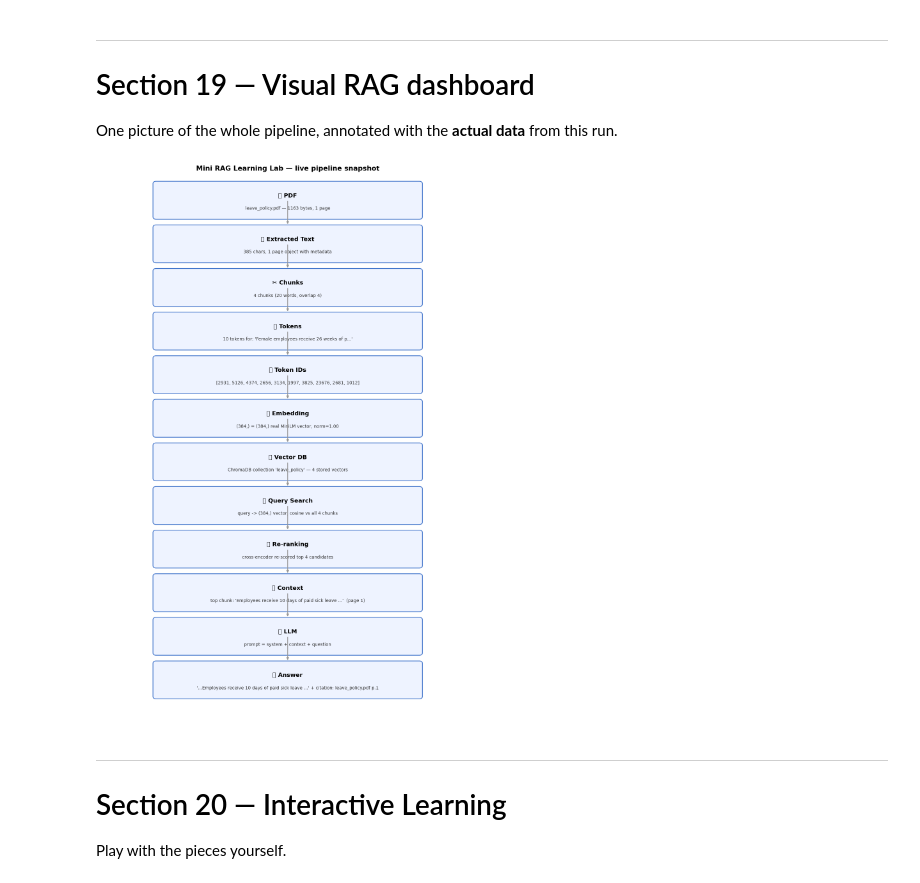
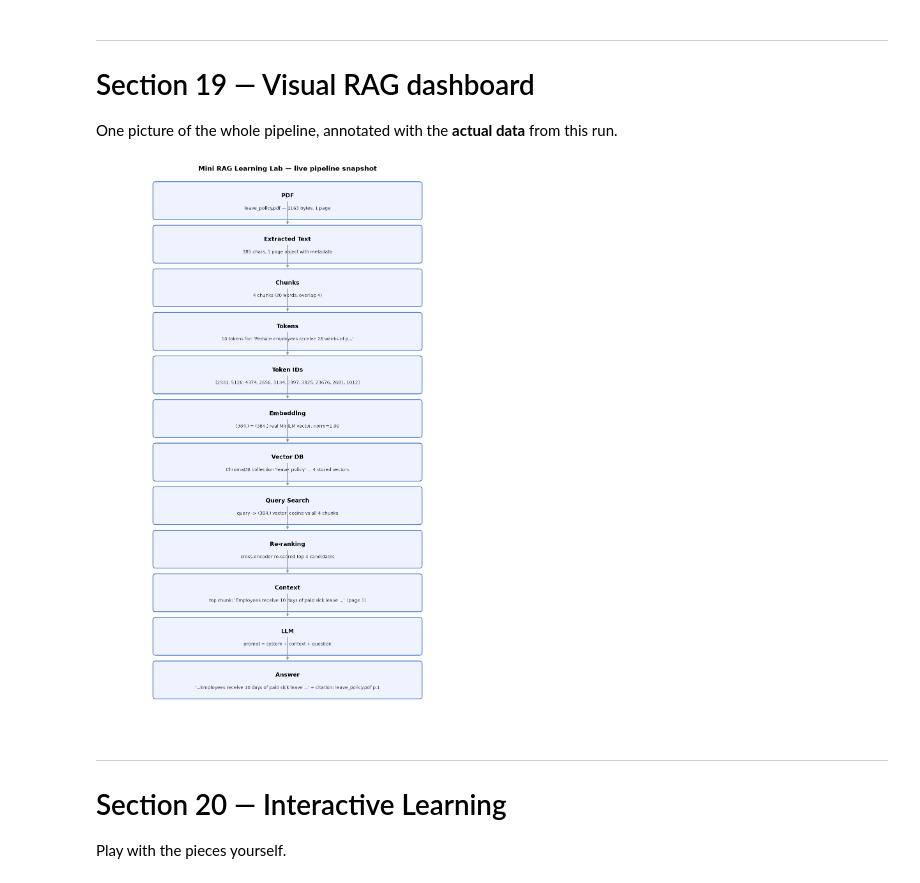
Before and after one commit to AjmalDanish/mini-rag-learning-lab, a Jupyter notebook: Mini_RAG_Learning_Lab.ipynb, the cells around one changed output. Saved outputs shown, nothing was run; the diff lists cells and outputs as text; code cells hidden in the pictures.

```diff
--- a/Mini_RAG_Learning_Lab.ipynb
+++ b/Mini_RAG_Learning_Lab.ipynb
@@ -2078,45 +2079,45 @@ instead of relying on parametric memory, and the system can cite the source docu
 One picture of the whole pipeline, annotated with the **actual data** from this run.
 # %%
 
-# 📊 Draw the full pipeline as a flowchart, annotated with REAL values from this session.
+# Draw the full pipeline as a flowchart, annotated with REAL values from this session.
 from matplotlib.patches import FancyBboxPatch
 
 fig, ax = plt.subplots(figsize=(11, 16))
 ax.set_xlim(0, 10); ax.set_ylim(0, 18); ax.axis("off")
 
 first_chunk = chunks[0]
 stages = [
-    ("📄 PDF",                  f"leave_policy.pdf — {os.path.getsize(pdf_path)} bytes, 1 page"),
-    ("📖 Extracted Text",       f"{len(full_text)} chars, 1 page object with metadata"),
-    ("✂️ Chunks",              f"{len(chunks)} chunks ({CHUNK_SIZE} words, overlap {CHUNK_OVERLAP})"),
-    ("🔤 Tokens",               f"{len(tokenizer.tokenize(text))} tokens for: '{text[:38]}...'"),
-    ("🔢 Token IDs",            str(tokenizer.convert_tokens_to_ids(tokenizer.tokenize(text)))),
-    ("📐 Embedding",            f"{emb.shape} = (384,) real MiniLM vector, norm={np.linalg.norm(emb):.2f}"),
-    ("🗄️ Vector DB",           f"ChromaDB collection 'leave_policy' — {collection.count()} stored vectors"),
-    ("🔍 Query Search",         f"query -> (384,) vector, cosine vs all {collection.count()} chunks"),
-    ("🏆 Re-ranking",           f"cross-encoder re-scored top {len(cand_docs)} candidates"),
-    ("📚 Context",              f"top chunk: '{top_doc[:45]}...'  (page {top_meta['page']})"),
-    ("🤖 LLM",                  "prompt = system + context + question"),
-    ("✅ Answer",               f"'...{top_doc[:45]}...' + citation: {top_meta['source']} p.{top_meta['page']}"),
+    ("PDF",                  f"leave_policy.pdf — {os.path.getsize(pdf_path)} bytes, 1 page"),
+    ("Extracted Text",       f"{len(full_text)} chars, 1 page object with metadata"),
+    ("Chunks",              f"{len(chunks)} chunks ({CHUNK_SIZE} words, overlap {CHUNK_OVERLAP})"),
+    ("Tokens",               f"{len(tokenizer.tokenize(text))} tokens for: '{text[:38]}...'"),
+    ("Token IDs",            str(tokenizer.convert_tokens_to_ids(tokenizer.tokenize(text)))),
+    ("Embedding",            f"{emb.shape} = (384,) real MiniLM vector, norm={np.linalg.norm(emb):.2f}"),
+    ("Vector DB",           f"ChromaDB collection 'leave_policy' — {collection.count()} stored vectors"),
+    ("Query Search",         f"query -> (384,) vector, cosine vs all {collection.count()} chunks"),
+    ("Re-ranking",           f"cross-encoder re-scored top {len(cand_docs)} candidates"),
+    ("Context",              f"top chunk: '{top_doc[:45]}...'  (page {top_meta['page']})"),
+    ("LLM",                  "prompt = system + context + question"),
+    ("Answer",               f"'...{top_doc[:45]}...' + citation: {top_meta['source']} p.{top_meta['page']}"),
 ]
 
 y = 17.2
 for name, detail in stages:
     ax.add_patch(FancyBboxPatch((1.5, y - 0.55), 7.0, 1.1,
                  boxstyle="round,pad=0.08", facecolor="#eef3ff", edgecolor="#4477cc", lw=1.5))
     ax.text(5.0, y + 0.16, name, ha="center", va="center", fontsize=12, fontweight="bold")
     ax.text(5.0, y - 0.26, detail, ha="center", va="center", fontsize=9, color="#333333",
             wrap=True)
     if y < 17.2:
         ax.annotate("", xy=(5.0, y + 0.62), xytext=(5.0, y + 1.45),
                     arrowprops=dict(arrowstyle="-|>", color="#999999", lw=1.5))
     y -= 1.45
 
 ax.set_title("Mini RAG Learning Lab — live pipeline snapshot", fontsize=14, fontweight="bold", pad=12)
 plt.tight_layout()
 plt.show()
 # %% [output]
-[figure, old version]
+[figure, new version]
 # %% [markdown]
 
 ---
```
Also changed, not shown: parts of 45 cells of this notebook, 1 other file.
